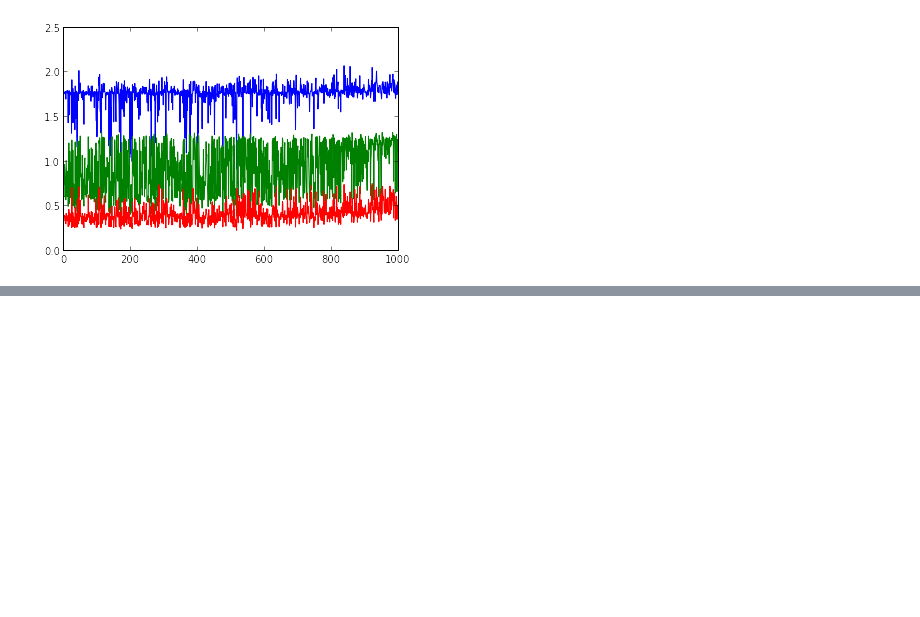
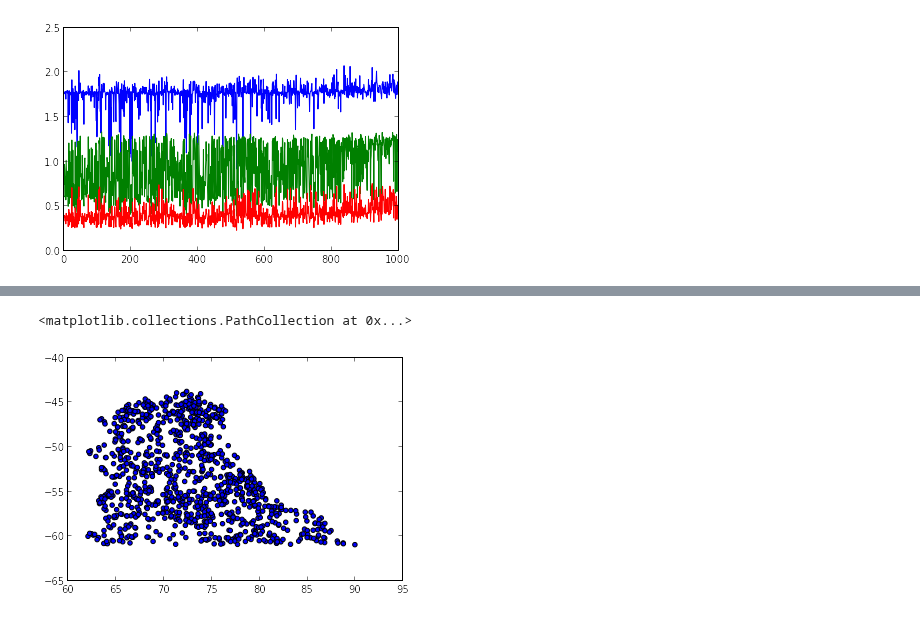
Before and after one commit to Ravirajadrangi/ClusterMassInference, a Jupyter notebook: Playing with Catalogs.ipynb, the cells around one changed output, grey strips where cells are left out. Cells and saved outputs as stored; diff of their text form; code cells hidden in the pictures; blank space fills up the shorter version.

```diff
--- a/Playing with Catalogs.ipynb
+++ b/Playing with Catalogs.ipynb
@@ -150,8 +135,8 @@ No.    Name         Type      Cards   Dimensions   Format
 1                BinTableHDU    149   1021R x 66C   [J, D, D, 4E, 4E, E, E, E, E, E, E, E, E, E, E, E, E, E, E, E, E, 3E, 3E, 4E, E, E, E, I, E, E, E, E, 21E, 21E, I, E, D, D, E, E, E, E, E, E, E, I,  ...
 None
 # %%
-data = hdulist[1].data
-cols = data.columns
+redmapperData = hdulist[1].data
+cols = redmapperData.columns
 #TODO Redmapper paper probably has details
 cols.info()
 # %% [output]
@@ -185,0 +290,5 @@ plt.plot(cl[:1000])
+# %%
+plt.scatter(redmapperData['RA'][:1000], redmapperData['DEC'][:1000])
+# %% [output]
+<matplotlib.collections.PathCollection at 0x...>
+[figure, added]
```
Also changed, not shown: parts of 24 cells of this notebook.
